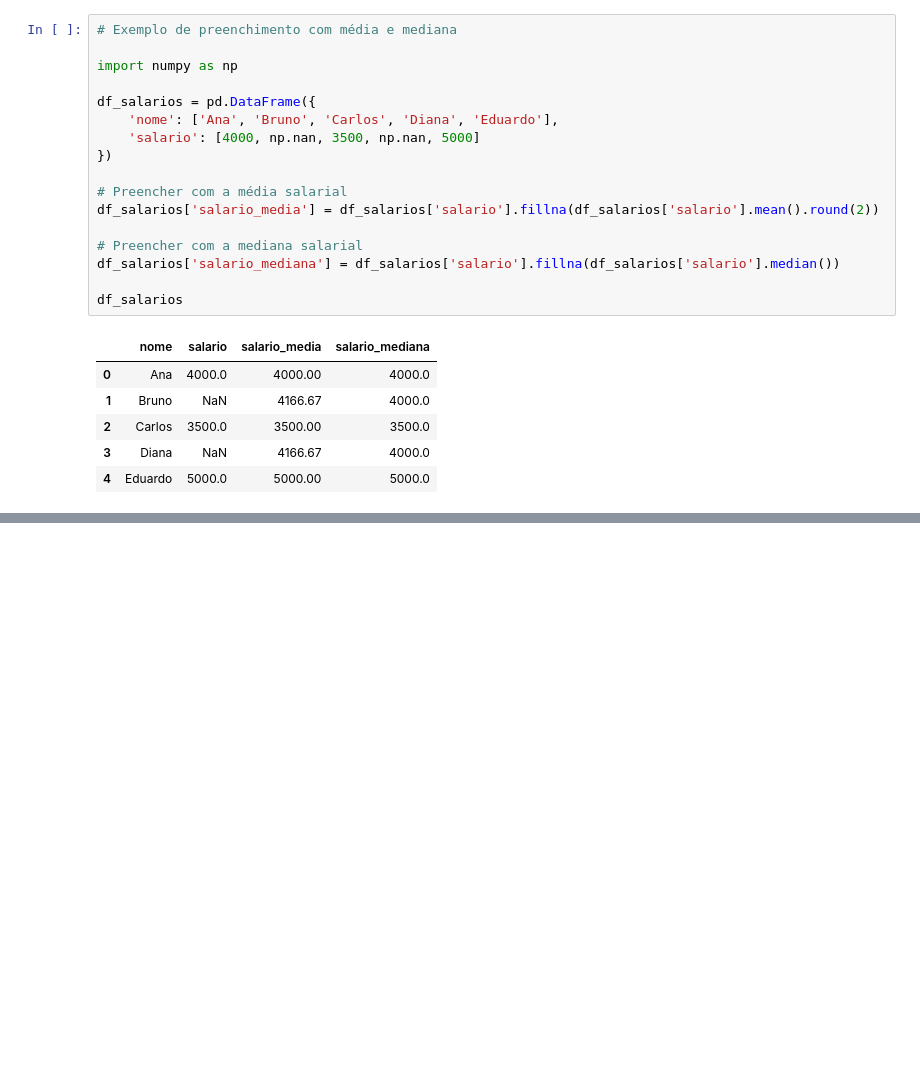
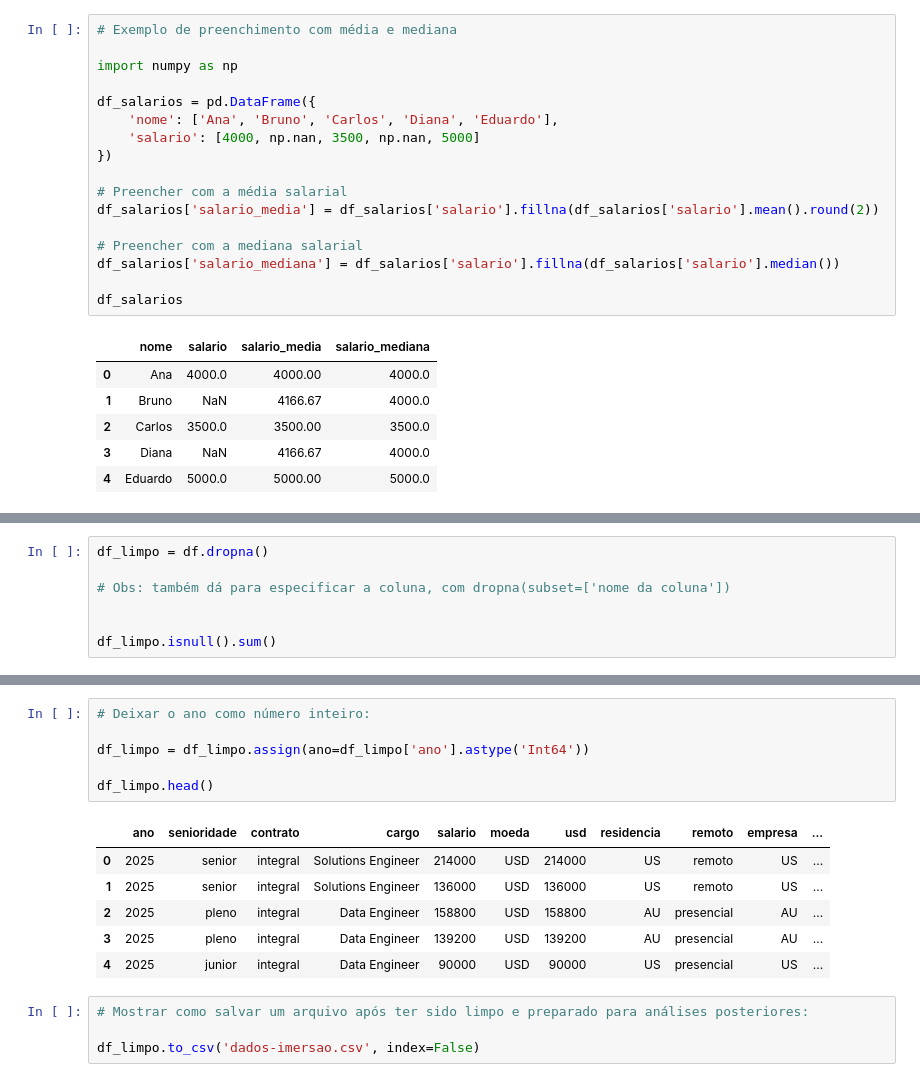
Before and after one commit to hgloor/Cursos_Alura, a Jupyter notebook: Imersão_Python_Aula_1.ipynb, the cells around one changed output, grey strips where cells are left out. Saved outputs shown, nothing was run; the diff lists cells and outputs as text; blank space fills up the shorter version.

```diff
--- a/Imersão_Python_Aula_1.ipynb
+++ b/Imersão_Python_Aula_1.ipynb
@@ -334,0 +397,7 @@ df_salarios
+# %%
+df_limpo = df.dropna()
+
+# Obs: também dá para especificar a coluna, com dropna(subset=['nome da coluna'])
+
+
+df_limpo.isnull().sum()
@@ -334,0 +429,17 @@ df_salarios
+# %%
+# Deixar o ano como número inteiro:
+
+df_limpo = df_limpo.assign(ano=df_limpo['ano'].astype('Int64'))
+
+df_limpo.head()
+# %% [output]
+|  | ano | senioridade | contrato | cargo | salario | moeda | usd | residencia | remoto | empresa | ... |
+| 0 | 2025 | senior | integral | Solutions Engineer | 214000 | USD | 214000 | US | remoto | US | ... |
+| 1 | 2025 | senior | integral | Solutions Engineer | 136000 | USD | 136000 | US | remoto | US | ... |
+| 2 | 2025 | pleno | integral | Data Engineer | 158800 | USD | 158800 | AU | presencial | AU | ... |
+| 3 | 2025 | pleno | integral | Data Engineer | 139200 | USD | 139200 | AU | presencial | AU | ... |
+| 4 | 2025 | junior | integral | Data Engineer | 90000 | USD | 90000 | US | presencial | US | ... |
+# %%
+# Mostrar como salvar um arquivo após ter sido limpo e preparado para análises posteriores:
+
+df_limpo.to_csv('dados-imersao.csv', index=False)
```
Also changed, not shown: parts of 7 cells of this notebook.
